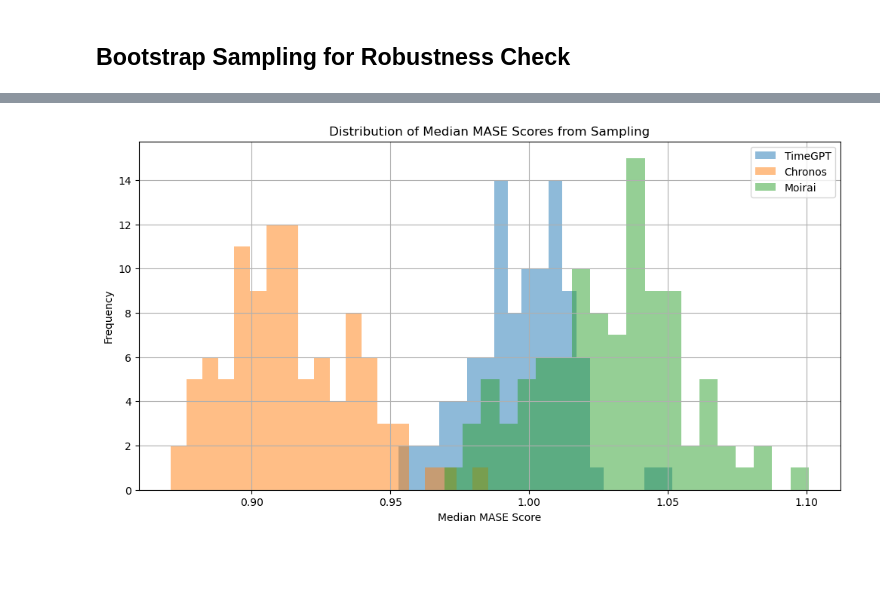
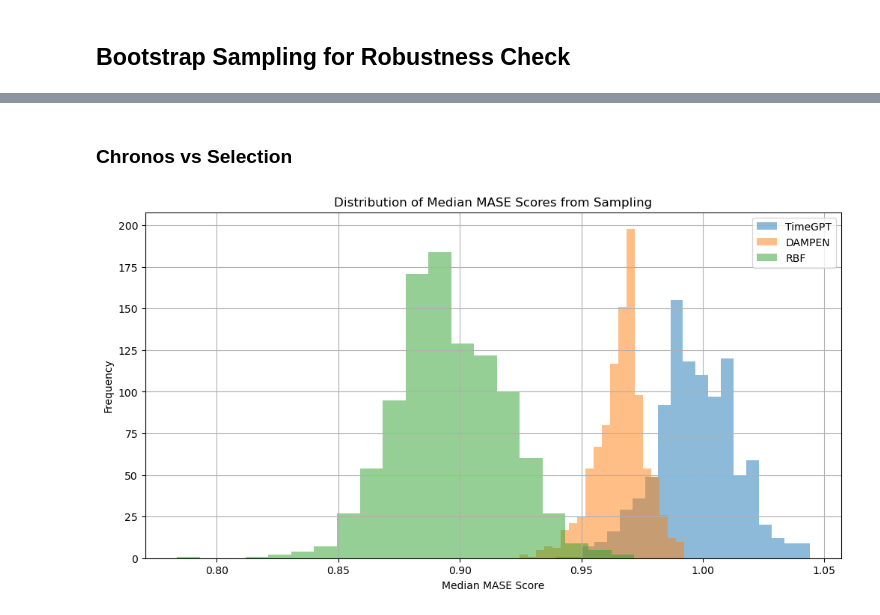
Before and after one commit to tom-alten/OutsmartingTime, a Jupyter notebook: Analysis/mase_result.ipynb, the cells around one changed output, grey strips where cells are left out. Cells and saved outputs as stored; diff of their text form; code cells hidden in the pictures; blank space fills up the shorter version.

```diff
--- a/Analysis/mase_result.ipynb
+++ b/Analysis/mase_result.ipynb
@@ -718,0 +1100,34 @@ Chronos TimeGPT   0.1851    0.0  0.1099 0.2602   True
+# %%
+# Number of samples and sample size
+n_samples = 1000
+sample_size = 500
+
+# Function to perform sampling and compute mean MASE scores
+def sampling_mean_mase(df, n_samples, sample_size, model_names):
+    results = {model: [] for model in model_names}
+
+    for _ in range(n_samples):
+        sample = df.sample(n=sample_size, replace=True)
+
+        for model in model_names:
+            mean_mase = sample[model].mean()
+            results[model].append(mean_mase)
+
+    return results
+
+# Perform sampling
+model_names = ['TimeGPT', 'Chronos', 'Moirai']
+sampling_results = sampling_median_mase(mase_df, n_samples, sample_size, model_names)
+
+# Plot the results
+plt.figure(figsize=(12, 6))
+
+for model in model_names:
+    plt.hist(sampling_results[model], bins=20, alpha=0.5, label=model)
+
+plt.xlabel('Mean MASE Score')
+plt.ylabel('Frequency')
+plt.title('Distribution of Mean MASE Scores from Sampling')
+plt.legend()
+plt.grid(True)
+plt.show()
@@ -719,36 +1136,38 @@ Chronos TimeGPT   0.1851    0.0  0.1099 0.2602   True
+# %% [markdown]
+### Chronos vs Selection
 # %%
 # Number of samples and sample size
-n_samples = 100
-sample_size = 500  # Adjust based on your actual data size
+n_samples = 1000
+sample_size = 500
 
 # Function to perform sampling and compute median MASE scores
 def sampling_median_mase(df, n_samples, sample_size, model_names):
     results = {model: [] for model in model_names}
 
     for _ in range(n_samples):
         sample = df.sample(n=sample_size, replace=True)
 
         for model in model_names:
             median_mase = sample[model].median()
             results[model].append(median_mase)
 
     return results
 
 # Perform sampling
-model_names = ['TimeGPT', 'Chronos', 'Moirai']
-sampling_results = sampling_median_mase(res_df, n_samples, sample_size, model_names)
+model_names = ['TimeGPT', 'DAMPEN', 'RBF']
+sampling_results = sampling_median_mase(mase_df, n_samples, sample_size, model_names)
 
 # Plot the results
 plt.figure(figsize=(12, 6))
 
 for model in model_names:
     plt.hist(sampling_results[model], bins=20, alpha=0.5, label=model)
 
 plt.xlabel('Median MASE Score')
 plt.ylabel('Frequency')
 plt.title('Distribution of Median MASE Scores from Sampling')
 plt.legend()
 plt.grid(True)
 plt.show()
 # %% [output]
-[figure, old version]
+[figure, new version]
```
Also changed, not shown: parts of 40 cells of this notebook, 2 other files.
